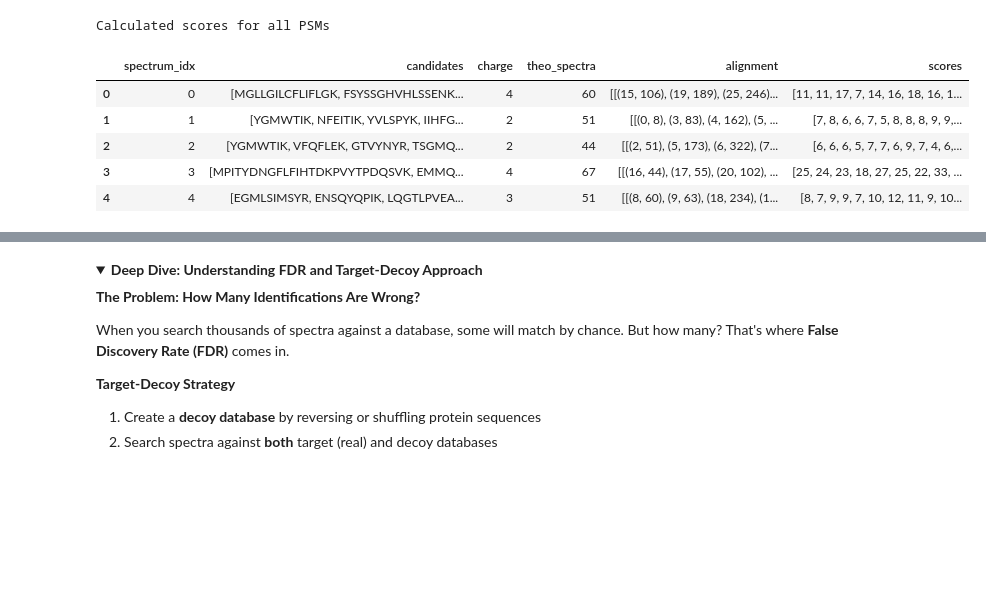
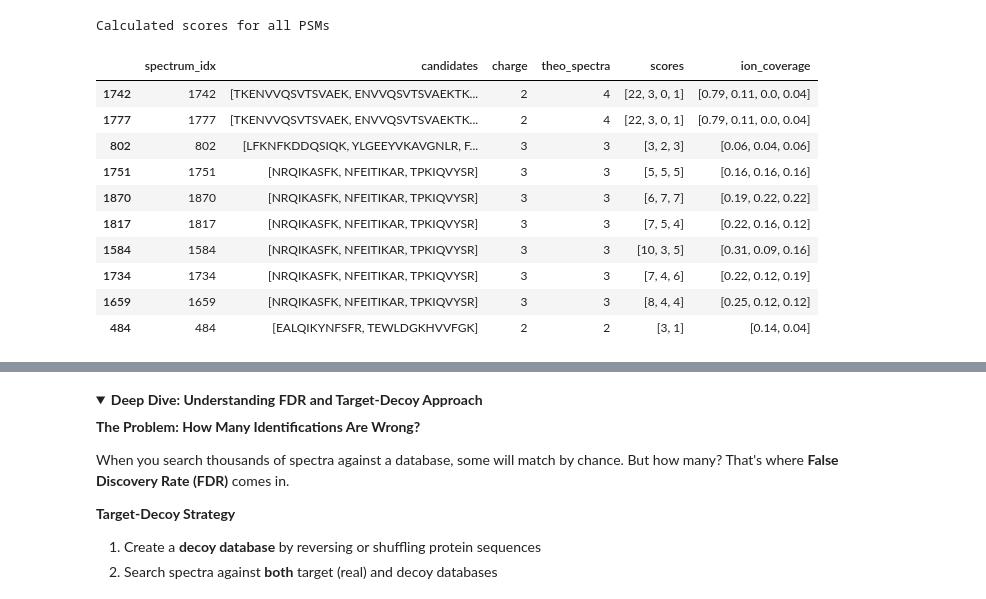
Before and after one commit to timosachsenberg/PyOpenMSCourse, a Jupyter notebook: notebooks/PyOpenMS_Task2_ID.ipynb, the cells around one changed output, grey strips where cells are left out. Cells and saved outputs as stored; diff of their text form; code cells hidden in the pictures; folded sections open; blank space fills up the shorter version.

```diff
--- a/notebooks/PyOpenMS_Task2_ID.ipynb
+++ b/notebooks/PyOpenMS_Task2_ID.ipynb
@@ -613,7 +665,8 @@ candidate_df = get_candidates_per_spectrum(
     precursor_weights=P_mass,
     peptide_weights=peptides_weight,
     peptides=peptides,
-    spectrum_indices=valid_indices
+    spectrum_indices=valid_indices,
+    precursor_tolerance_ppm=10.0
 )
 
 # Add precursor charge (needed for fragment charge calculation)
@@ -624,14 +677,17 @@ candidate_df = candidate_df[
     candidate_df["num_candidates"] > 0
 ].copy()  # use .copy() to avoid SettingWithCopyWarning
 
-print(f"Spectra with candidate peptides: {len(candidate_df)}")
+print(f"Spectra with candidate peptides: {len(candidate_df)} of {len(P_mass)}")
+print(f"Candidates per spectrum: mean {candidate_df['num_candidates'].mean():.2f}, "
+      f"max {candidate_df['num_candidates'].max()}")
 
-# For this tutorial, work with first 5 spectra that have candidates
-candidate_df.sort_values(by="num_candidates", ascending=False)
-candidate_df = candidate_df.head(5).copy()
-print(f"Working with {len(candidate_df)} spectra for demonstration")
+# With a working precursor filter the search space is small (a few hundred spectra with
+# one or a few candidates each), so we simply search all of them.
+# Sort so that spectra with several competing candidates come first.
+# Note: sort_values() returns a new DataFrame - assign it back, or nothing changes!
+candidate_df = candidate_df.sort_values(by="num_candidates", ascending=False)
 
 print_df = candidate_df.copy()
 print_df['candidates'] = print_df['candidates'].map(lambda x: list(map(lambda y: y.toString(), x)))
-print_df[['spectrum_idx', 'candidates', 'charge']]
+print_df[['spectrum_idx', 'candidates', 'charge']].head(10)
 # %% [output]
@@ -744,8 +807,8 @@ for idx, row in candidate_df.iterrows():
     row_theo_spectra = []
     for peptide in row["candidates"]:
         theo_spectrum = oms.MSSpectrum()
-        # max fragment charge is min(2, precursor_charge - 1)
-        max_frag_charge = min(row['charge'] - 1, 2)
+        # max fragment charge is min(2, precursor_charge - 1), but at least 1
+        max_frag_charge = max(1, min(row['charge'] - 1, 2))
         tsg.getSpectrum(theo_spectrum, peptide, 1, max_frag_charge)
         row_theo_spectra.append(theo_spectrum)
     candidate_df.at[idx, "theo_spectra"] = row_theo_spectra
@@ -811,12 +879,9 @@ We use `SpectrumAlignment` with relative tolerance (500 ppm in this example). Fo
 # Configure spectrum alignment
 spa = oms.SpectrumAlignment()
 p = spa.getParameters()
-p.setValue("tolerance", 500.0)  # 500 ppm
-p.setValue("is_relative_tolerance", "true")
+p.setValue("tolerance", 0.3)                  # 0.3 Da - ion-trap MS2 spectra
+p.setValue("is_relative_tolerance", "false")  # absolute tolerance in Da ("true" would mean ppm)
 spa.setParameters(p)
-
-# Align each theoretical spectrum with the observed spectrum
-candidate_df["alignment"] = None
 
 # Align each theoretical spectrum with the observed spectrum
 candidate_df["alignment"] = None
@@ -827,10 +892,7 @@ for idx, row in candidate_df.iterrows():
     row_alignment = []
 
     for theo_spec in row["theo_spectra"]:
-        # alignment = []
-        # spa.getSpectrumAlignment(alignment, theo_spec, observed_spectrum)
-        # row_alignment.append(alignment)
-
+        # returns a list of (theoretical_peak_index, observed_peak_index) pairs
         alignment = spa.getSpectrumAlignment(theo_spec, observed_spectrum)
         row_alignment.append(alignment)
 
@@ -986,15 +1053,20 @@ def match_score(spec, matched_indices):
 
 # Calculate scores for each candidate
 candidate_df["scores"] = None
+candidate_df["ion_coverage"] = None
 
 for idx, row in candidate_df.iterrows():
     row_scores = []
+    row_coverage = []
     for theo_spectrum, alignment in zip(row["theo_spectra"], row["alignment"]):
         # Get theoretical peak indices that were matched
         theo_peak_indices = [pair[0] for pair in alignment]
         score = match_score(theo_spectrum, theo_peak_indices)
         row_scores.append(score)
+        # fraction of the theoretical b/y ions that were found in the spectrum
+        row_coverage.append(round(score / theo_spectrum.size(), 2))
     candidate_df.at[idx, "scores"] = row_scores
+    candidate_df.at[idx, "ion_coverage"] = row_coverage
 
 print("Calculated scores for all PSMs")
 # %% [output]
@@ -1002,15 +1074,20 @@ Calculated scores for all PSMs
 # %%
 print_df = candidate_df.copy()
 print_df['candidates'] = print_df['candidates'].map(lambda x: list(map(lambda y: y.toString(), x)))
 print_df['theo_spectra'] = print_df['theo_spectra'].map(lambda x: len(x))
-print_df[['spectrum_idx', 'candidates', 'charge', 'theo_spectra', 'alignment', 'scores']]
+print_df[['spectrum_idx', 'candidates', 'charge', 'theo_spectra', 'scores', 'ion_coverage']].head(10)
 # %% [output]
-|  | spectrum_idx | candidates | charge | theo_spectra | alignment | scores |
-| 0 | 0 | [MGLLGILCFLIFLGK, FSYSSGHVHLSSENK... | 4 | 60 | [[(15, 106), (19, 189), (25, 246)... | [11, 11, 17, 7, 14, 16, 18, 16, 1... |
-| 1 | 1 | [YGMWTIK, NFEITIK, YVLSPYK, IIHFG... | 2 | 51 | [[(0, 8), (3, 83), (4, 162), (5, ... | [7, 8, 6, 6, 7, 5, 8, 8, 8, 9, 9,... |
-| 2 | 2 | [YGMWTIK, VFQFLEK, GTVYNYR, TSGMQ... | 2 | 44 | [[(2, 51), (5, 173), (6, 322), (7... | [6, 6, 6, 5, 7, 7, 6, 9, 7, 4, 6,... |
-| 3 | 3 | [MPITYDNGFLFIHTDKPVYTPDQSVK, EMMQ... | 4 | 67 | [[(16, 44), (17, 55), (20, 102), ... | [25, 24, 23, 18, 27, 25, 22, 33, ... |
-| 4 | 4 | [EGMLSIMSYR, ENSQYQPIK, LQGTLPVEA... | 3 | 51 | [[(8, 60), (9, 63), (18, 234), (1... | [8, 7, 9, 9, 7, 10, 12, 11, 9, 10... |
+|  | spectrum_idx | candidates | charge | theo_spectra | scores | ion_coverage |
+| 1742 | 1742 | [TKENVVQSVTSVAEK, ENVVQSVTSVAEKTK... | 2 | 4 | [22, 3, 0, 1] | [0.79, 0.11, 0.0, 0.04] |
+| 1777 | 1777 | [TKENVVQSVTSVAEK, ENVVQSVTSVAEKTK... | 2 | 4 | [22, 3, 0, 1] | [0.79, 0.11, 0.0, 0.04] |
+| 802 | 802 | [LFKNFKDDQSIQK, YLGEEYVKAVGNLR, F... | 3 | 3 | [3, 2, 3] | [0.06, 0.04, 0.06] |
+| 1751 | 1751 | [NRQIKASFK, NFEITIKAR, TPKIQVYSR] | 3 | 3 | [5, 5, 5] | [0.16, 0.16, 0.16] |
+| 1870 | 1870 | [NRQIKASFK, NFEITIKAR, TPKIQVYSR] | 3 | 3 | [6, 7, 7] | [0.19, 0.22, 0.22] |
+| 1817 | 1817 | [NRQIKASFK, NFEITIKAR, TPKIQVYSR] | 3 | 3 | [7, 5, 4] | [0.22, 0.16, 0.12] |
+| 1584 | 1584 | [NRQIKASFK, NFEITIKAR, TPKIQVYSR] | 3 | 3 | [10, 3, 5] | [0.31, 0.09, 0.16] |
+| 1734 | 1734 | [NRQIKASFK, NFEITIKAR, TPKIQVYSR] | 3 | 3 | [7, 4, 6] | [0.22, 0.12, 0.19] |
+| 1659 | 1659 | [NRQIKASFK, NFEITIKAR, TPKIQVYSR] | 3 | 3 | [8, 4, 4] | [0.25, 0.12, 0.12] |
+| 484 | 484 | [EALQIKYNFSFR, TEWLDGKHVVFGK] | 2 | 2 | [3, 1] | [0.14, 0.04] |
 # %% [markdown]
 ---
 
```
Also changed, not shown: parts of 27 cells of this notebook, 2 other files.
